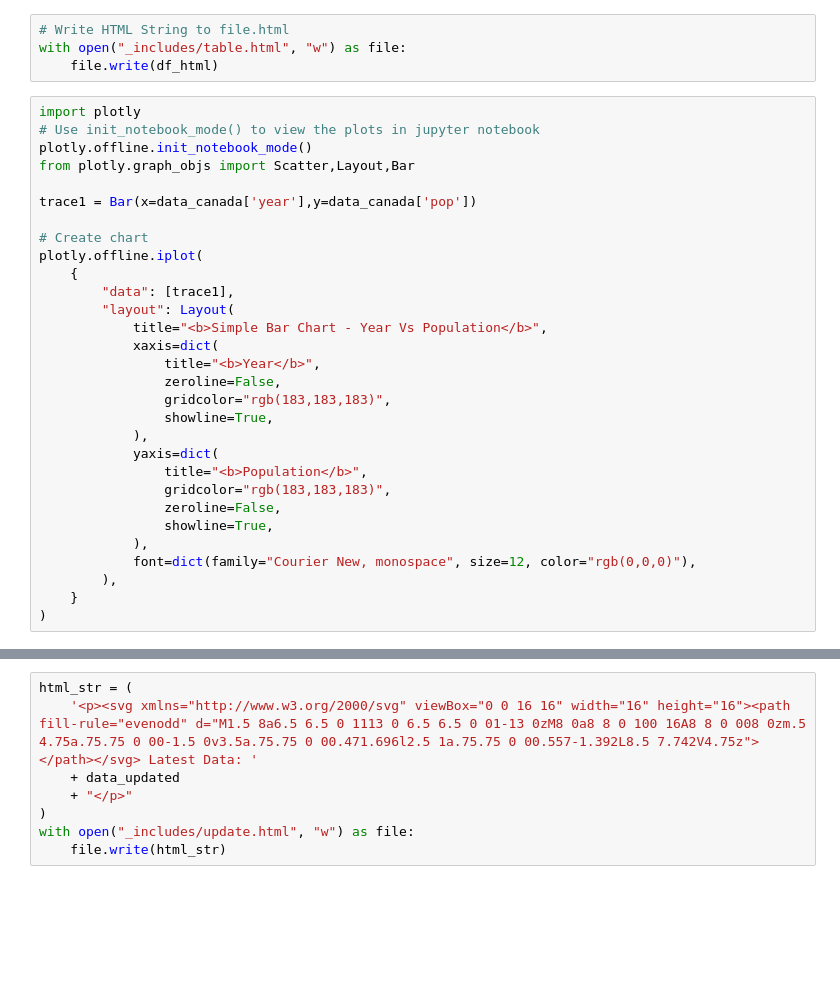
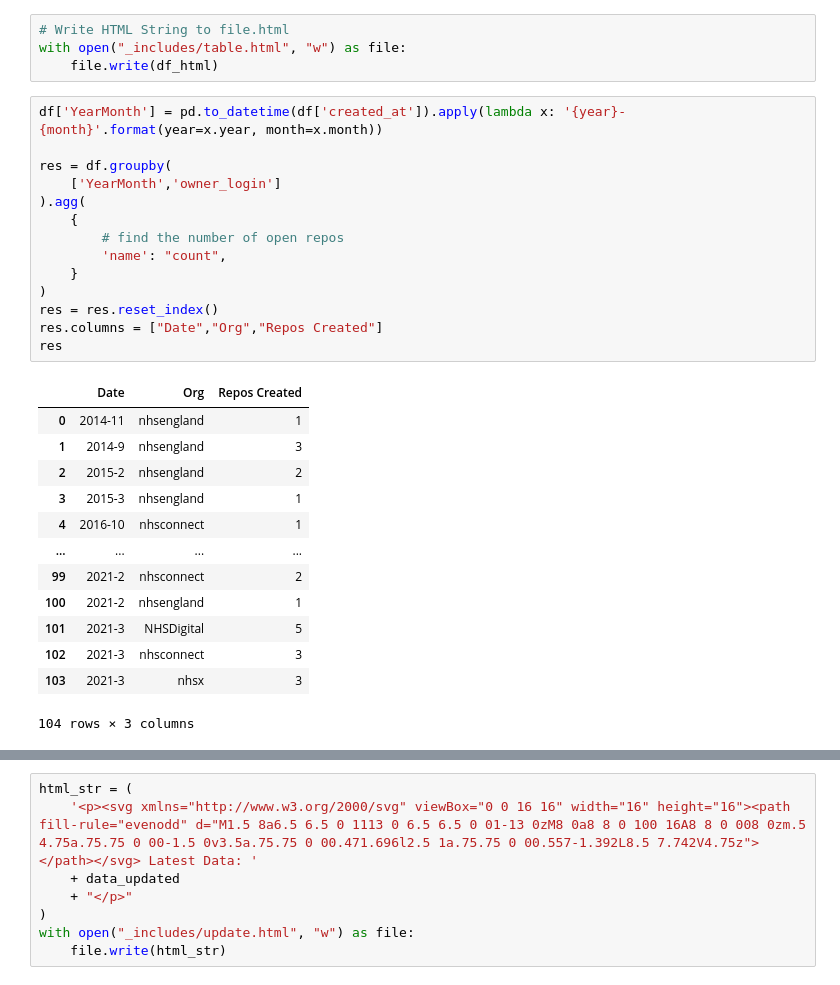
Before and after one commit to nhsengland/open-health-statistics, a Jupyter notebook: json2csv.ipynb, the cells around one changed output, grey strips where cells are left out. Cells and saved outputs as stored; diff of their text form; blank space fills up the shorter version.

```diff
--- a/json2csv.ipynb
+++ b/json2csv.ipynb
@@ -62,33 +62,31 @@ df_html = df_group.head(10).to_html(classes='summary')
 # Write HTML String to file.html
 with open("_includes/table.html", "w") as file:
     file.write(df_html)
-# %%
-import plotly
-# Use init_notebook_mode() to view the plots in jupyter notebook
-plotly.offline.init_notebook_mode()
-from plotly.graph_objs import Scatter,Layout,Bar
-
-trace1 = Bar(x=data_canada['year'],y=data_canada['pop'])
-
-# Create chart
-plotly.offline.iplot(
-    {
-        "data": [trace1],
-        "layout": Layout(
-            title="<b>Simple Bar Chart - Year Vs Population</b>",
-            xaxis=dict(
-                title="<b>Year</b>",
-                zeroline=False,
-                gridcolor="rgb(183,183,183)",
-                showline=True,
-            ),
-            yaxis=dict(
-                title="<b>Population</b>",
-                gridcolor="rgb(183,183,183)",
-                zeroline=False,
-                showline=True,
-            ),
-            font=dict(family="Courier New, monospace", size=12, color="rgb(0,0,0)"),
-        ),
-    }
-)
+# %%
+df['YearMonth'] = pd.to_datetime(df['created_at']).apply(lambda x: '{year}-{month}'.format(year=x.year, month=x.month))
+
+res = df.groupby(
+    ['YearMonth','owner_login']
+).agg(
+    {
+        # find the number of open repos
+        'name': "count",
+    }
+)
+res = res.reset_index()
+res.columns = ["Date","Org","Repos Created"]
+res
+# %% [output]
+|  | Date | Org | Repos Created |
+| 0 | 2014-11 | nhsengland | 1 |
+| 1 | 2014-9 | nhsengland | 3 |
+| 2 | 2015-2 | nhsengland | 2 |
+| 3 | 2015-3 | nhsengland | 1 |
+| 4 | 2016-10 | nhsconnect | 1 |
+| ... | ... | ... | ... |
+| 99 | 2021-2 | nhsconnect | 2 |
+| 100 | 2021-2 | nhsengland | 1 |
+| 101 | 2021-3 | NHSDigital | 5 |
+| 102 | 2021-3 | nhsconnect | 3 |
+| 103 | 2021-3 | nhsx | 3 |
+104 rows × 3 columns
```
Also changed, not shown: parts of 3 cells of this notebook, 2 other files.
